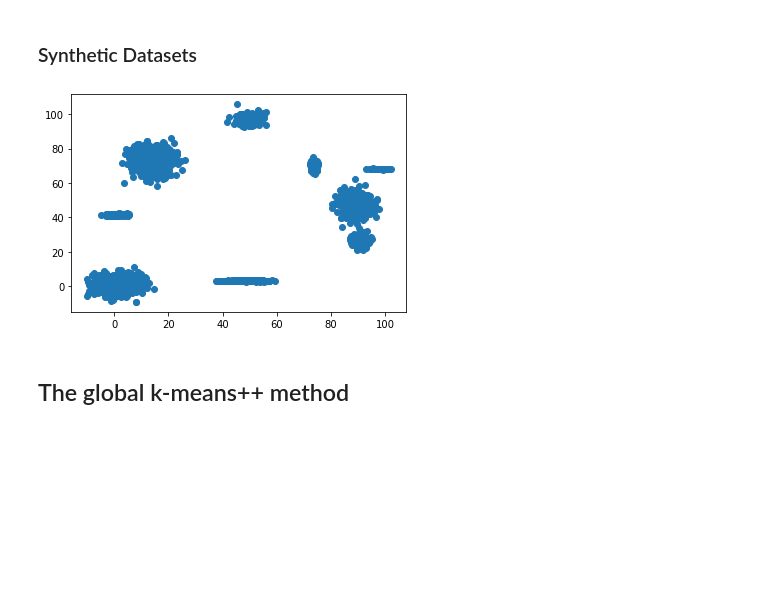
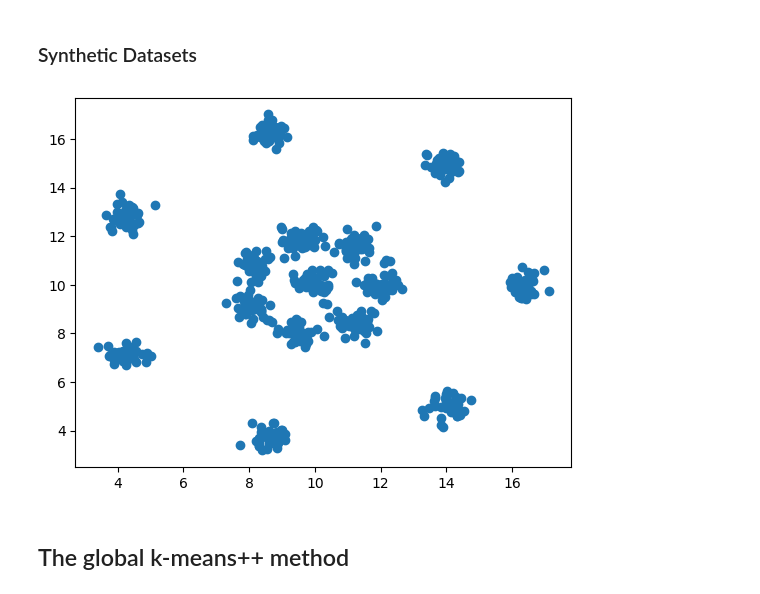
Before and after one commit to gvardakas/global-kmeans-pp, a Jupyter notebook: Global k-means++.ipynb, the cells around one changed output. Drawn from its saved outputs; the diff is of its cells as text; code cells hidden in the pictures; blank space fills up the shorter version.

```diff
--- a/Global k-means++.ipynb
+++ b/Global k-means++.ipynb
@@ -91,23 +72,23 @@ def get_artificial2D(path, skiprows):
 # %%
 data_details = {
     0:("2d-4c-no4.arff", 10),
     1:("2d-10c.arff", 7),
     2:("aggregation.arff", 12),
     3:("D31.arff", 11),
     4:("impossible.arff", 10),
-    4:("R15.arff", 10),
-    7:("twenty.arff", 8),
+    5:("R15.arff", 10),
+    6:("twenty.arff", 8),
 }
 
 # Select synthetic data set
-data_id = 1
+data_id = 5
 path, skiprows = data_details[data_id]
 X, y = get_artificial2D(path, skiprows)
 
 plt.scatter(X[:,0], X[:,1])
 plt.show()
 # %% [output]
-[figure, old version]
+[figure, new version]
 # %% [markdown]
 ## The global k-means++ method
 # %%
```
Also changed, not shown: parts of 9 cells of this notebook, 2 other files.
